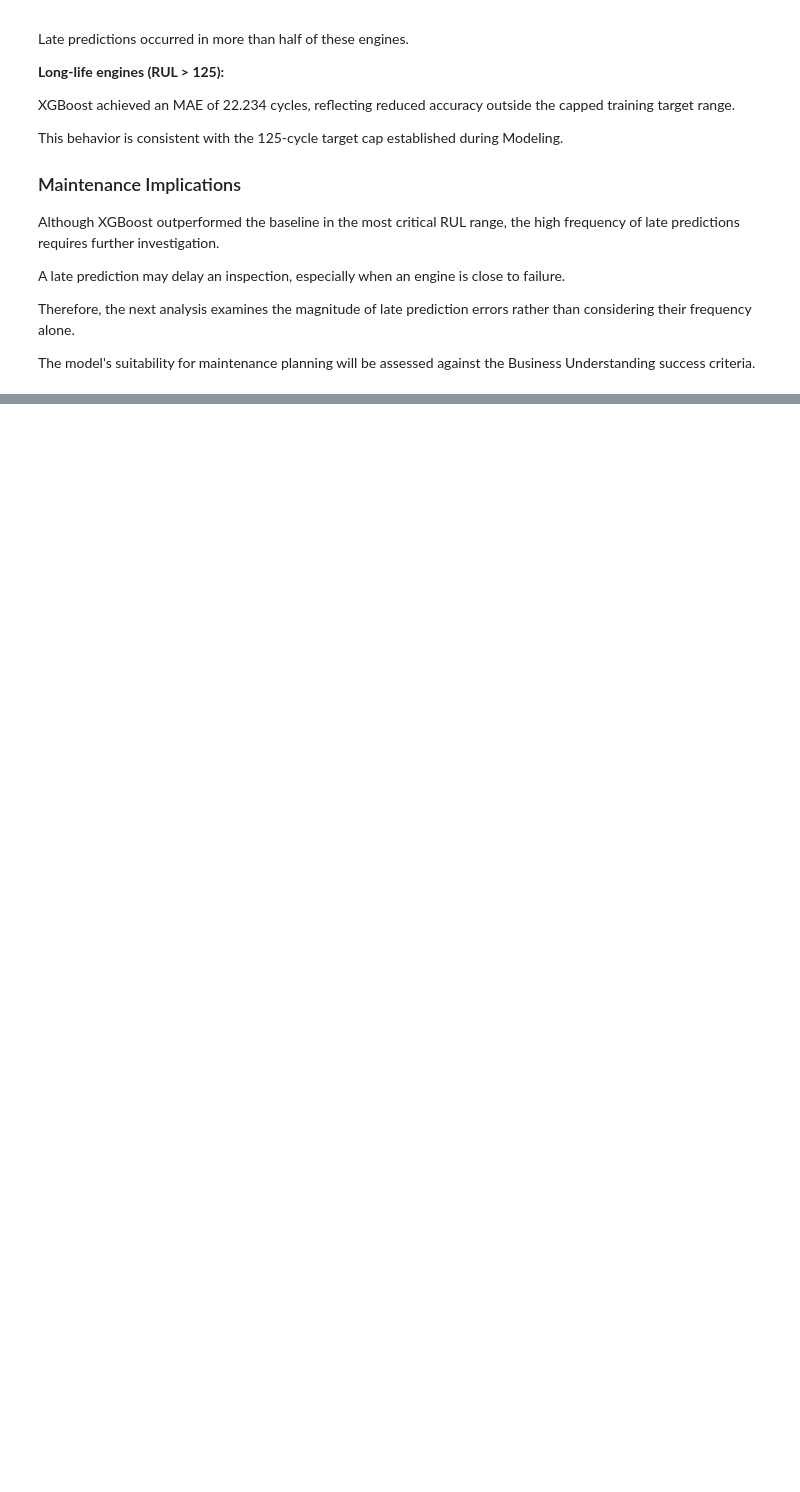
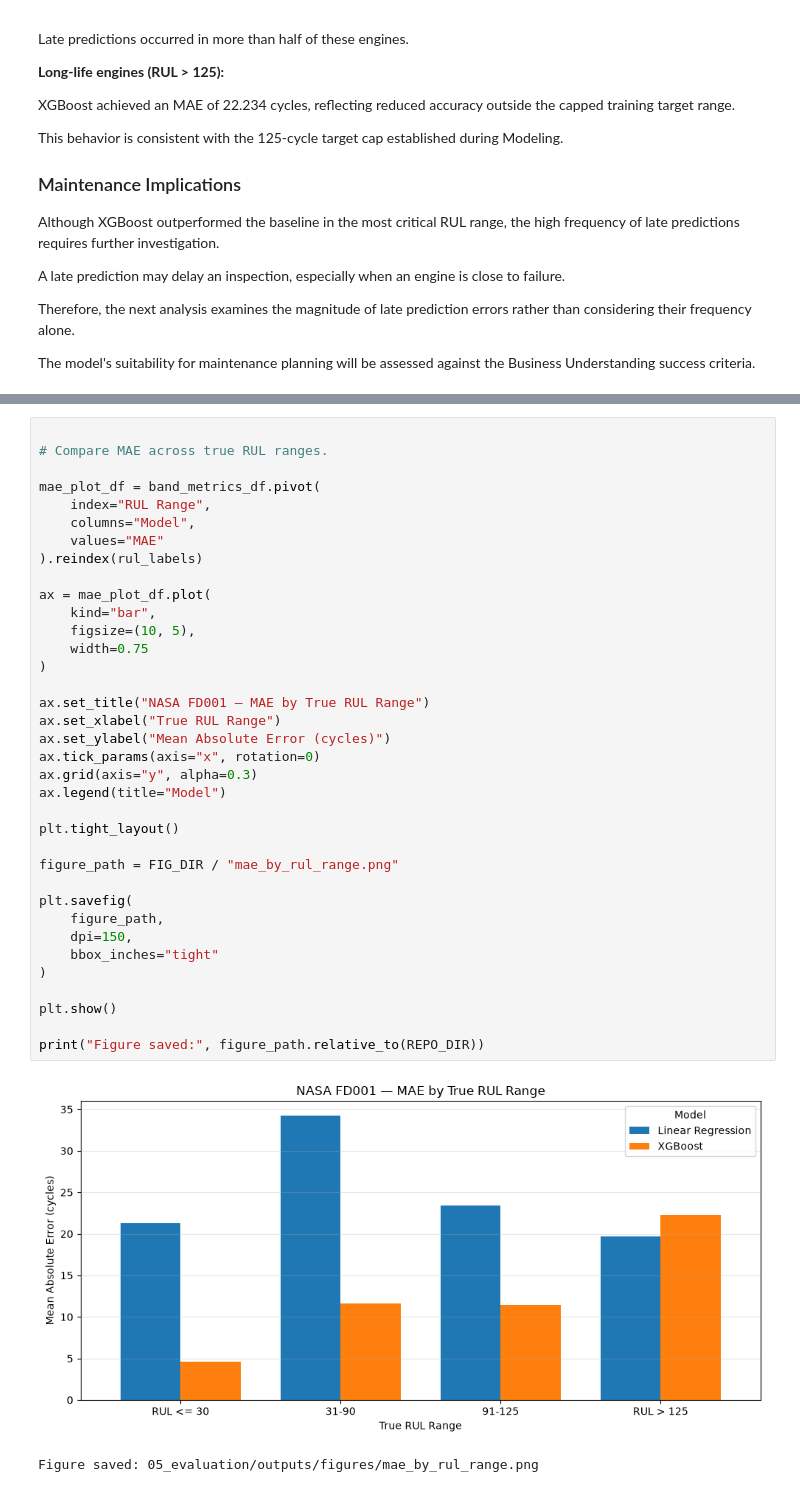
Before and after one commit to CMPE412-Predictive-Maintenance/CMPE412_Pedictive_Maintenance, a Jupyter notebook: 05_evaluation/notebooks/05_evaluation.ipynb, the cells around one changed output, grey strips where cells are left out. Drawn from its saved outputs; the diff is of its cells as text; blank space fills up the shorter version.

```diff
--- a/05_evaluation/notebooks/05_evaluation.ipynb
+++ b/05_evaluation/notebooks/05_evaluation.ipynb
@@ -876,0 +1122,39 @@ The model's suitability for maintenance planning will be assessed against the Bu
+# %%
+
+# Compare MAE across true RUL ranges.
+
+mae_plot_df = band_metrics_df.pivot(
+    index="RUL Range",
+    columns="Model",
+    values="MAE"
+).reindex(rul_labels)
+
+ax = mae_plot_df.plot(
+    kind="bar",
+    figsize=(10, 5),
+    width=0.75
+)
+
+ax.set_title("NASA FD001 — MAE by True RUL Range")
+ax.set_xlabel("True RUL Range")
+ax.set_ylabel("Mean Absolute Error (cycles)")
+ax.tick_params(axis="x", rotation=0)
+ax.grid(axis="y", alpha=0.3)
+ax.legend(title="Model")
+
+plt.tight_layout()
+
+figure_path = FIG_DIR / "mae_by_rul_range.png"
+
+plt.savefig(
+    figure_path,
+    dpi=150,
+    bbox_inches="tight"
+)
+
+plt.show()
+
+print("Figure saved:", figure_path.relative_to(REPO_DIR))
+# %% [output]
+[figure, added]
+Figure saved: 05_evaluation/outputs/figures/mae_by_rul_range.png
```
Also changed, not shown: parts of 29 cells of this notebook, 15 other files.
